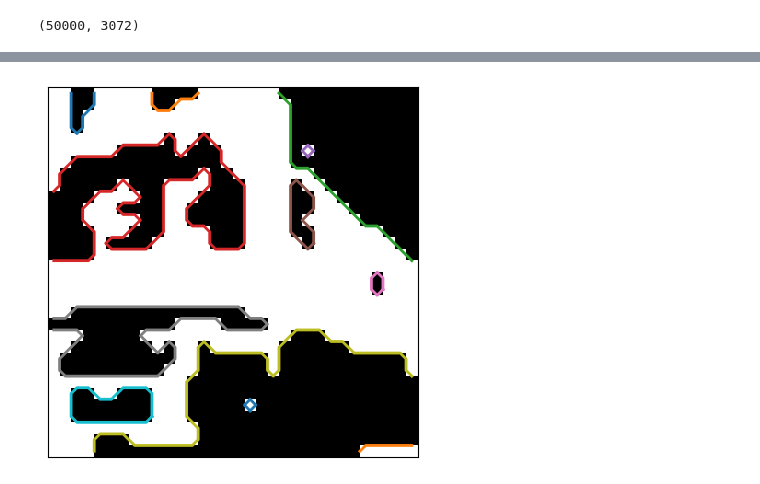
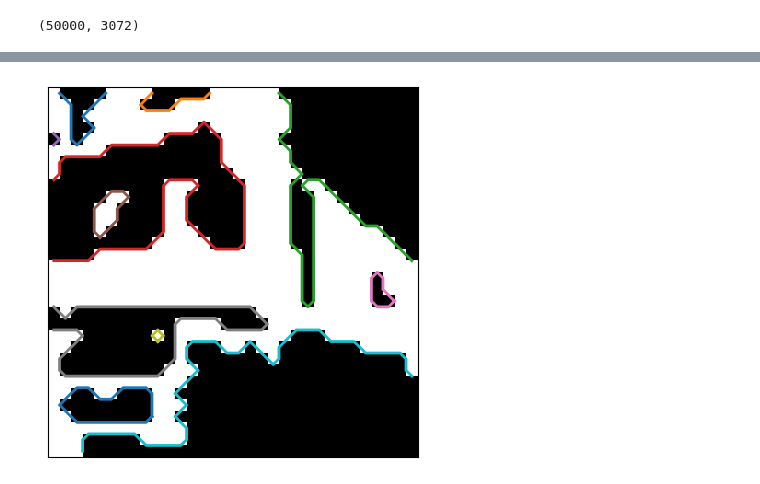
Before and after one commit to MrEwdew/DeepLearning25, a Jupyter notebook: week_1/CIFAR10-ShallowLearning.ipynb, the cells around one changed output, grey strips where cells are left out. Saved outputs shown, nothing was run; the diff lists cells and outputs as text; code cells hidden in the pictures.

```diff
--- a/week_1/CIFAR10-ShallowLearning.ipynb
+++ b/week_1/CIFAR10-ShallowLearning.ipynb
@@ -163,20 +163,20 @@ plt.show()
 # %%
 image = rgb2gray(X_train[1])
-thresh = ski.filters.threshold_yen(image)
+thresh = ski.filters.threshold_triangle(image)
 binary = image > thresh
 
 contours = measure.find_contours(binary, 0.5)
 
 # Display the image and plot all contours found
 fig2, ax2 = plt.subplots()
 ax2.imshow(binary, cmap=plt.cm.gray)
 
 for contour in contours:
     ax2.plot(contour[:, 1], contour[:, 0], linewidth=2)
 
 ax2.axis('image')
 ax2.set_xticks([])
 ax2.set_yticks([])
 plt.show()
 # %% [output]
-[figure, old version]
+[figure, new version]
```
Also changed, not shown: parts of 7 cells of this notebook.
